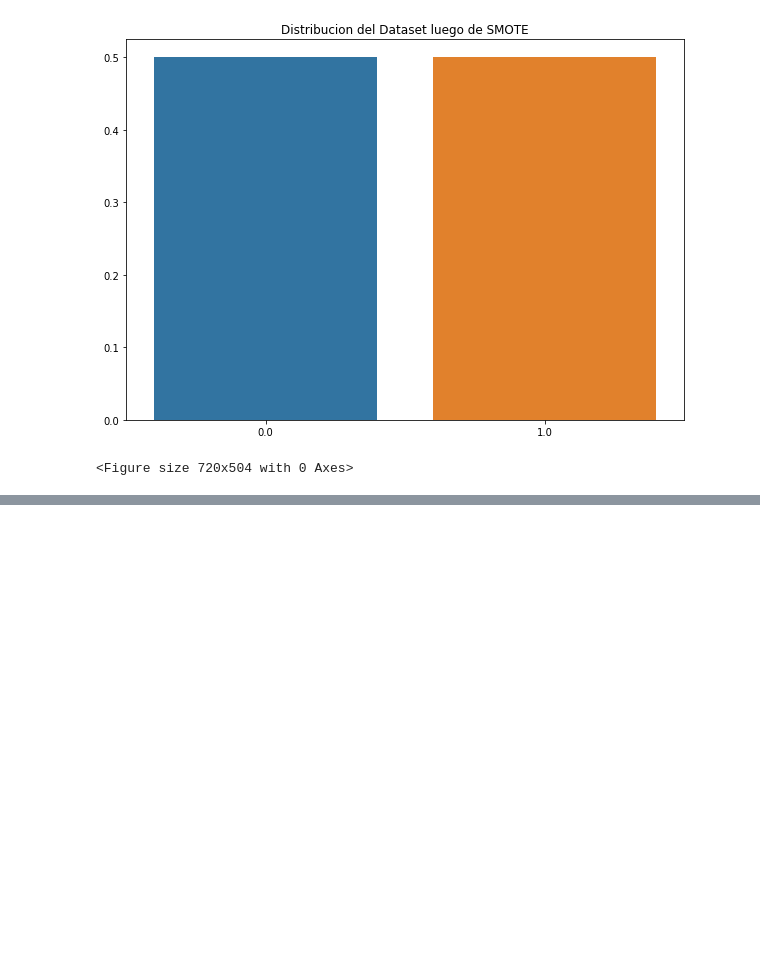
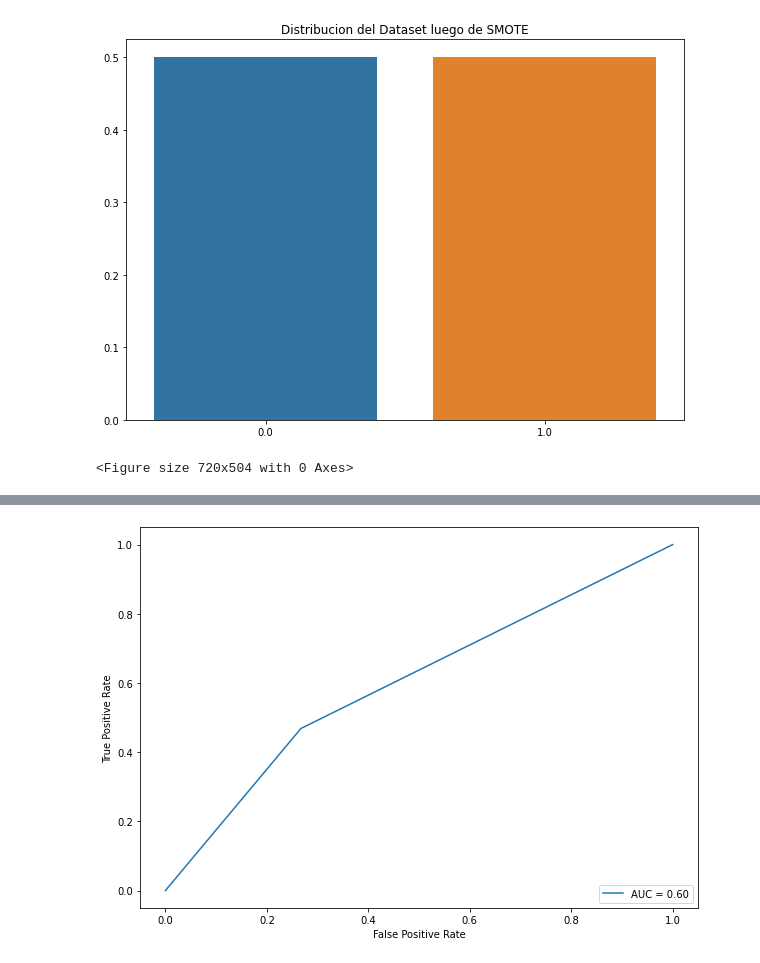
Before and after one commit to Craziertexas/bookish-train, a Jupyter notebook: bookish-train.ipynb, the cells around one changed output, grey strips where cells are left out. Saved outputs shown, nothing was run; the diff lists cells and outputs as text; code cells hidden in the pictures; blank space fills up the shorter version.

```diff
--- a/bookish-train.ipynb
+++ b/bookish-train.ipynb
@@ -821 +571,20 @@ K = 3, Accuracy: 0.8151552795031056
 <Figure size 720x504 with 0 Axes>
+# %%
+#Clasificador bayesiano
+
+XTrain, XTest, YTrain, YTest = train_test_split(InputDT, TargetDT, test_size = 0.3)
+
+BayesModel = GaussianNB()
+BayesModel.fit(XTrain, YTrain)
+YPredict = BayesModel.predict(XTest)
+
+#Curva Roc
+fpr, tpr, tresh = metrics.roc_curve(YTest, YPredict)
+roc_auc = metrics.auc(fpr, tpr)
+RocCurve = metrics.RocCurveDisplay(fpr = fpr,tpr = tpr, roc_auc = roc_auc)
+RocCurve.plot()
+plt.show()
+
+pickle.dump(BayesModel, open(r"OutPut\BAYES\SMOTE\KNN_SMOTE", "wb"))
+# %% [output]
+[figure, added]
```
Also changed, not shown: parts of 19 cells of this notebook, 23 other files.
